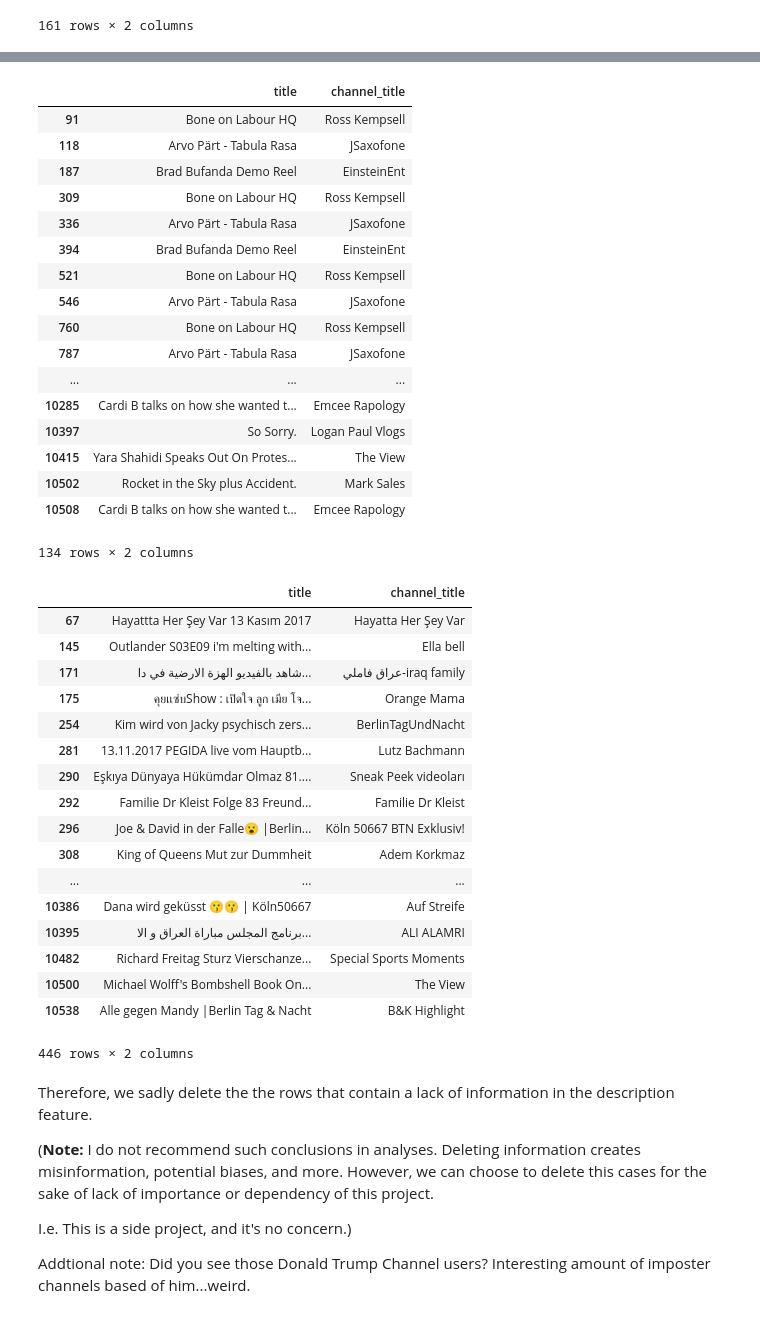
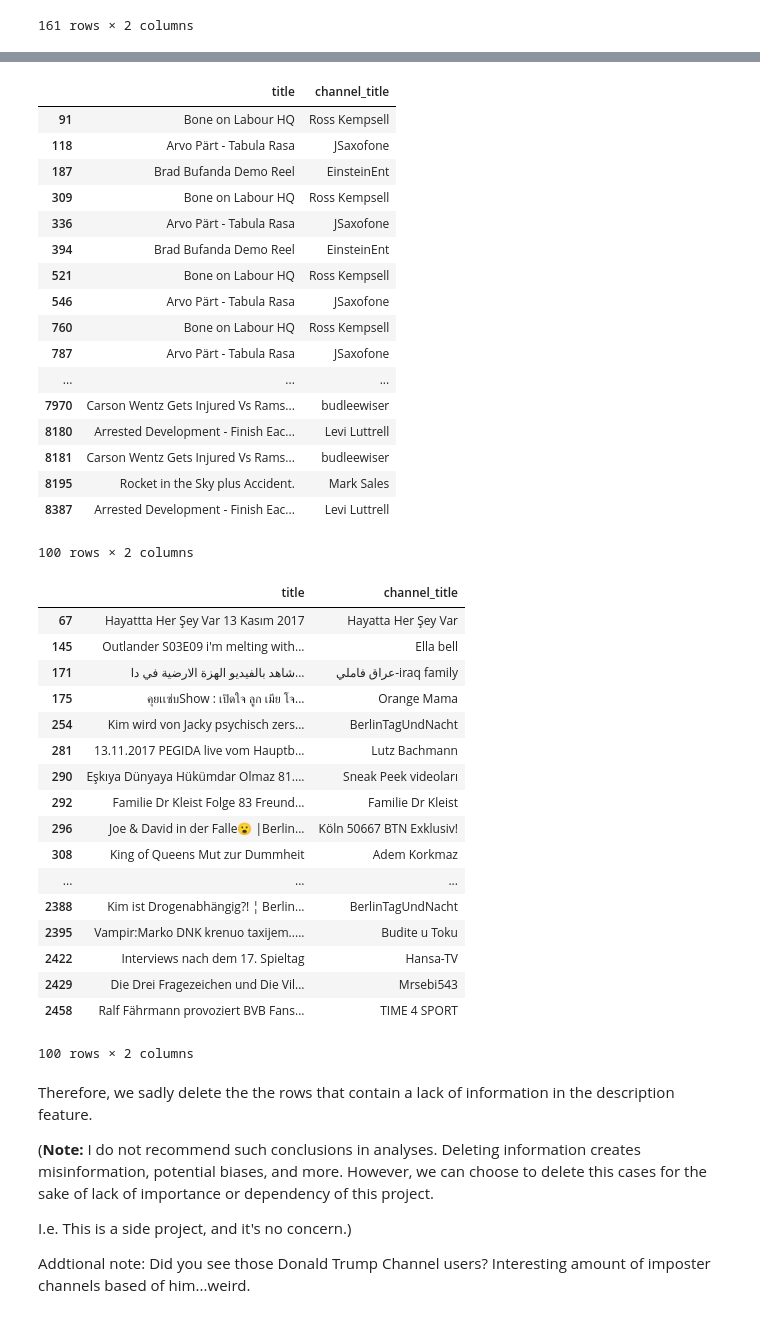
Before and after one commit to CloudChaoszero/Youtube-TrendsNMore, a Jupyter notebook: DataInspection/DataInspection-Youtube.ipynb, the cells around one changed output, grey strips where cells are left out. Saved outputs shown, nothing was run; the diff lists cells and outputs as text; code cells hidden in the pictures.

```diff
--- a/DataInspection/DataInspection-Youtube.ipynb
+++ b/DataInspection/DataInspection-Youtube.ipynb
@@ -283,5 +282,5 @@ caVideo_df[caVideo_df["description"].isnull() == True][["title","channel_title"]
 # %%
-gbVideo_df[gbVideo_df["description"].isnull() == True][["title","channel_title"]]
+gbVideo_df[gbVideo_df["description"].isnull() == True][["title","channel_title"]][0:100]
 # %% [output]
 |  | title | channel_title |
 | 91 | Bone on Labour HQ | Ross Kempsell |
@@ -295,33 +294,33 @@ gbVideo_df[gbVideo_df["description"].isnull() == True][["title","channel_title"]
 | 760 | Bone on Labour HQ | Ross Kempsell |
 | 787 | Arvo Pärt - Tabula Rasa | JSaxofone |
 | ... | ... | ... |
-| 10285 | Cardi B talks on how she wanted t... | Emcee Rapology |
-| 10397 | So Sorry. | Logan Paul Vlogs |
-| 10415 | Yara Shahidi Speaks Out On Protes... | The View |
-| 10502 | Rocket in the Sky plus Accident. | Mark Sales |
-| 10508 | Cardi B talks on how she wanted t... | Emcee Rapology |
+| 7970 | Carson Wentz Gets Injured Vs Rams... | budleewiser |
+| 8180 | Arrested Development - Finish Eac... | Levi Luttrell |
+| 8181 | Carson Wentz Gets Injured Vs Rams... | budleewiser |
+| 8195 | Rocket in the Sky plus Accident. | Mark Sales |
+| 8387 | Arrested Development - Finish Eac... | Levi Luttrell |
-134 rows × 2 columns
+100 rows × 2 columns
 # %%
-deVideo_df[deVideo_df["description"].isnull() == True][["title","channel_title"]]
+deVideo_df[deVideo_df["description"].isnull() == True][["title","channel_title"]][0:100]
 # %% [output]
 |  | title | channel_title |
 | 67 | Hayattta Her Şey Var 13 Kasım 2017 | Hayatta Her Şey Var |
 | 145 | Outlander S03E09 i'm melting with... | Ella bell |
 | 171 | شاهد بالفيديو الهزة الارضية في دا... | عراق فاملي-iraq family |
 | 175 | คุยเเซ่บShow : เปิดใจ ลูก เมีย โจ... | Orange Mama |
 | 254 | Kim wird von Jacky psychisch zers... | BerlinTagUndNacht |
 | 281 | 13.11.2017 PEGIDA live vom Hauptb... | Lutz Bachmann |
 | 290 | Eşkıya Dünyaya Hükümdar Olmaz 81.... | Sneak Peek videoları |
 | 292 | Familie Dr Kleist Folge 83 Freund... | Familie Dr Kleist |
 | 296 | Joe & David in der Falle😮 |Berlin... | Köln 50667 BTN Exklusiv! |
 | 308 | King of Queens Mut zur Dummheit | Adem Korkmaz |
 | ... | ... | ... |
-| 10386 | Dana wird geküsst 😗😗 | Köln50667 | Auf Streife |
-| 10395 | برنامج المجلس مباراة العراق و الا... | ALI ALAMRI |
-| 10482 | Richard Freitag Sturz Vierschanze... | Special Sports Moments |
-| 10500 | Michael Wolff's Bombshell Book On... | The View |
-| 10538 | Alle gegen Mandy |Berlin Tag & Nacht | B&K Highlight |
+| 2388 | Kim ist Drogenabhängig?! ¦ Berlin... | BerlinTagUndNacht |
+| 2395 | Vampir:Marko DNK krenuo taxijem..... | Budite u Toku |
+| 2422 | Interviews nach dem 17. Spieltag | Hansa-TV |
+| 2429 | Die Drei Fragezeichen und Die Vil... | Mrsebi543 |
+| 2458 | Ralf Fährmann provoziert BVB Fans... | TIME 4 SPORT |
-446 rows × 2 columns
+100 rows × 2 columns
 # %% [markdown]
 Therefore, we sadly delete the the rows that contain a lack of information in the description feature.
 
```
Also changed, not shown: parts of 15 cells of this notebook, 2 other files.
